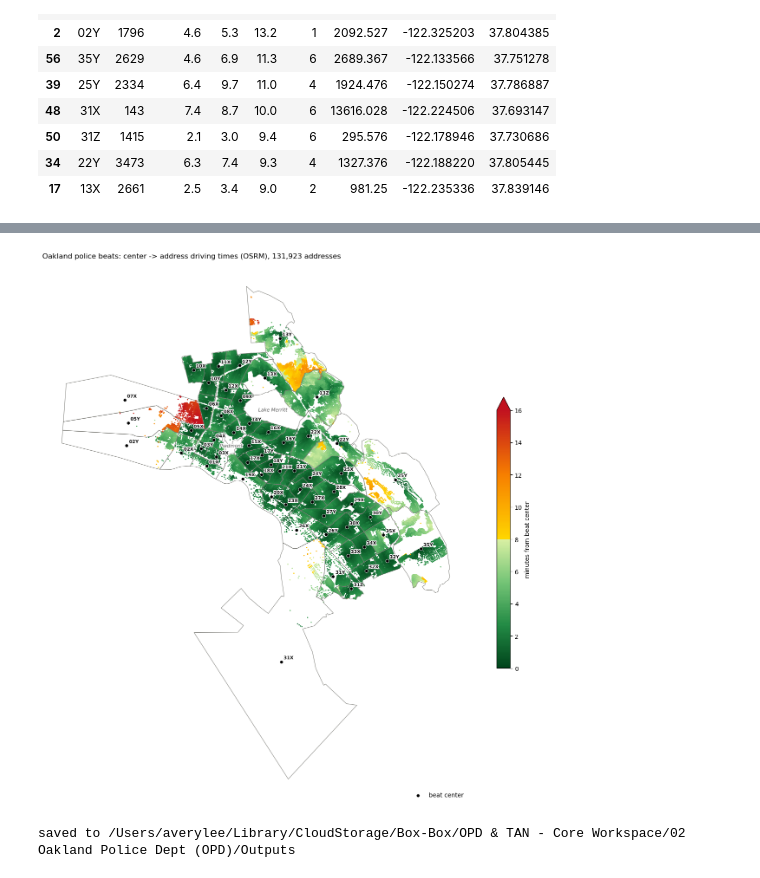
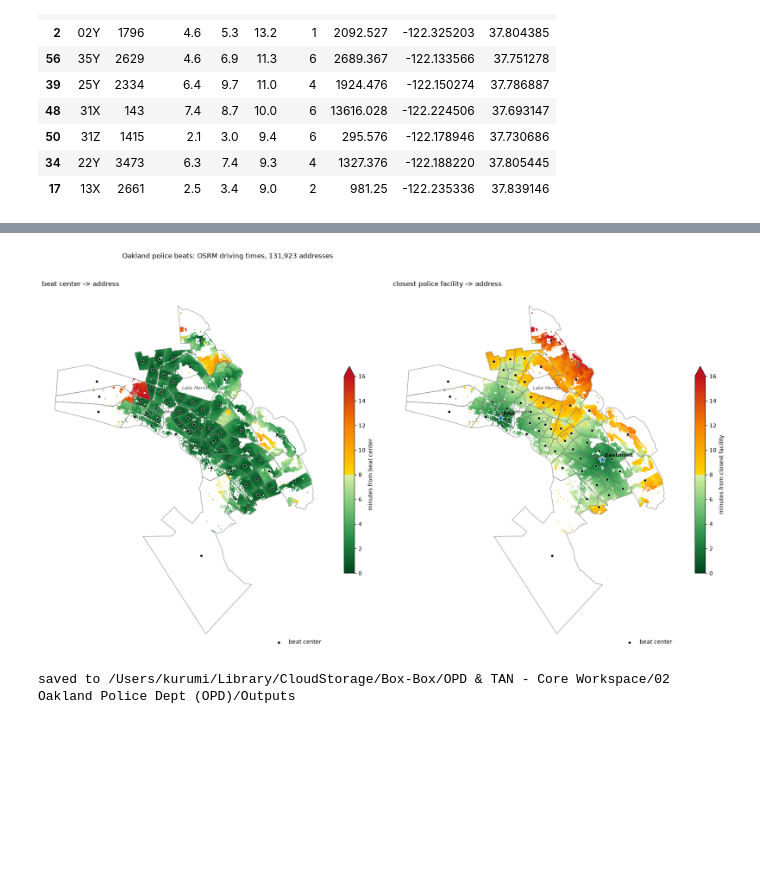
Before and after one commit to yoonoolee/oakland_police_department, a Jupyter notebook: beat_travel_times_osrm.ipynb, the cells around one changed output, grey strips where cells are left out. Cells and saved outputs as stored; diff of their text form; code cells hidden in the pictures; blank space fills up the shorter version.

Commit message:
Expand beat travel-time analysis with facility and CAD calibration

```diff
--- a/beat_travel_times_osrm.ipynb
+++ b/beat_travel_times_osrm.ipynb
@@ -191,35 +362,50 @@ plt.show()
 [figure]
 # %%
-# 6c) map: beat outlines, every address colored by minutes from its beat center, beat centers marked
-fig, ax = plt.subplots(figsize=(13, 13))
-beats.boundary.plot(ax=ax, color="#7a7a75", linewidth=.7)
-pts = gpd.GeoDataFrame(results, geometry=gpd.points_from_xy(results["lon"], results["lat"]), crs=4326)
-pts.plot(ax=ax, column="minutes", cmap=CMAP, norm=NORM, markersize=1, legend=True,
-         legend_kwds={"label": "minutes from beat center", "shrink": .5, "extend": "max"})
-ax.scatter(beats["center_lon"], beats["center_lat"], color="black", edgecolor="white", linewidth=.6, s=30, zorder=5, label="beat center")
-import matplotlib.patheffects as pe
-halo = [pe.withStroke(linewidth=2.5, foreground="white")]           # keeps labels readable on dark green
-for _, b in beats.iterrows():
-    ax.annotate(b["beat"], (b["center_lon"], b["center_lat"]), xytext=(4, 4), textcoords="offset points", fontsize=7.5,
-                color="#111", fontweight="bold", path_effects=halo)
-for _, e in enclaves.iterrows():                       # Lake Merritt / Piedmont: not OPD beats, shown so the holes are clear
+# 6c) maps: compare beat-center and closest-facility driving times
+facility_closest = (facility_results.loc[facility_results.groupby(["beat", "ADDRESS", "lon", "lat"])["minutes"].idxmin()]
+                    .rename(columns={"minutes": "facility_minutes"}))
+map_results = results.merge(facility_closest[["beat", "ADDRESS", "lon", "lat", "facility", "facility_minutes"]],
+                            on=["beat", "ADDRESS", "lon", "lat"], how="left")
+pts_center = gpd.GeoDataFrame(map_results, geometry=gpd.points_from_xy(map_results["lon"], map_results["lat"]), crs=4326)
+
+fig, (ax1, ax2) = plt.subplots(1, 2, figsize=(18, 11))
+for ax, column, title, label in [
+    (ax1, "minutes", "beat center -> address", "minutes from beat center"),
+    (ax2, "facility_minutes", "closest police facility -> address", "minutes from closest facility"),
+]:
+    beats.boundary.plot(ax=ax, color="#7a7a75", linewidth=.7)
+    pts_center.plot(ax=ax, column=column, cmap=CMAP, norm=NORM, markersize=1,
+                    legend=True, legend_kwds={"label": label, "shrink": .5, "extend": "max"})
+    ax.scatter(beats["center_lon"], beats["center_lat"], color="black", edgecolor="white", linewidth=.6,
+               s=24, zorder=5, label="beat center")
+    ax.set_title(title, loc="left")
+    ax.set_aspect(1 / np.cos(np.radians(37.8)))
+    ax.set_axis_off()
+    ax.legend(loc="lower right", frameon=False)
+
+for _, facility_row in facilities.iterrows():
+    ax2.scatter(facility_row["lon"], facility_row["lat"], marker="*", s=180, color="#0072b2",
+                edgecolor="white", linewidth=.8, zorder=6, label=facility_row["facility"])
+    ax2.annotate(facility_row["facility"], (facility_row["lon"], facility_row["lat"]),
+                 xytext=(5, 5), textcoords="offset points", fontsize=9, fontweight="bold")
+for _, e in enclaves.iterrows():
     c = e.geometry.centroid
-    ax.annotate(e["label"], (c.x, c.y), ha="center", va="center", fontsize=8, color="#555", style="italic", path_effects=halo)
-ax.set_title(f"Oakland police beats: center -> address driving times (OSRM), {len(pts):,} addresses", loc="left")
-ax.set_aspect(1 / np.cos(np.radians(37.8)))     # keep lon/lat proportions right at Oakland's latitude
-ax.set_axis_off(); ax.legend(loc="lower right", frameon=False)
+    ax1.annotate(e["label"], (c.x, c.y), ha="center", va="center", fontsize=8, color="#555", style="italic")
+    ax2.annotate(e["label"], (c.x, c.y), ha="center", va="center", fontsize=8, color="#555", style="italic")
+fig.suptitle(f"Oakland police beats: OSRM driving times, {len(pts_center):,} addresses", x=.12, ha="left")
 plt.tight_layout()
-plt.savefig(OUT / "beat_center_to_addresses_map.png", dpi=200, bbox_inches="tight")
+plt.savefig(OUT / "beat_center_vs_closest_facility_map.png", dpi=200, bbox_inches="tight")
 plt.show()
 # %% [output]
-[figure, old version]
+[figure, new version]
 # %%
 # 7) save for mapping later
 results.to_parquet(OUT / "beat_center_to_addresses_times.parquet", index=False)
 summary.to_csv(OUT / "beat_center_to_addresses_summary.csv", index=False)
+facility_summary.to_csv(OUT / "facility_to_addresses_summary.csv", index=False)
 print("saved to", OUT)
 # %% [output]
-saved to /Users/averylee/Library/CloudStorage/Box-Box/OPD & TAN - Core Workspace/02 Oakland Police Dept (OPD)/Outputs
+saved to /Users/kurumi/Library/CloudStorage/Box-Box/OPD & TAN - Core Workspace/02 Oakland Police Dept (OPD)/Outputs
 # %%
 # NOTES
 # - Travel times are OSRM free-flow civilian driving (OpenStreetMap roads), not police response. Calibration idea:
```
Also changed, not shown: parts of 8 cells of this notebook, 1 other file.
